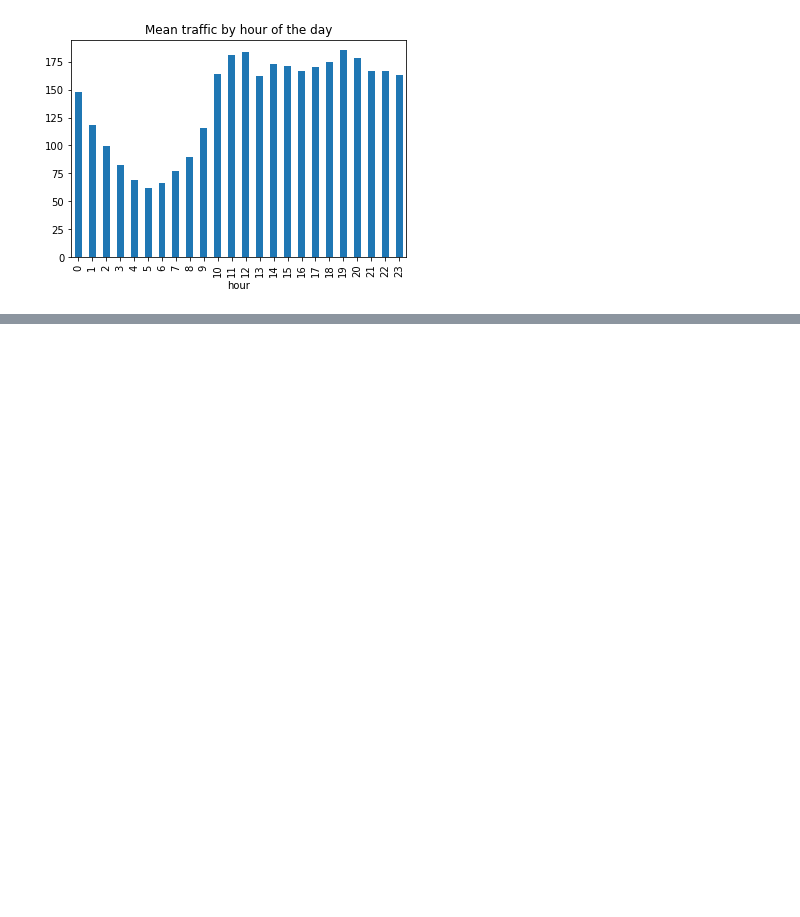
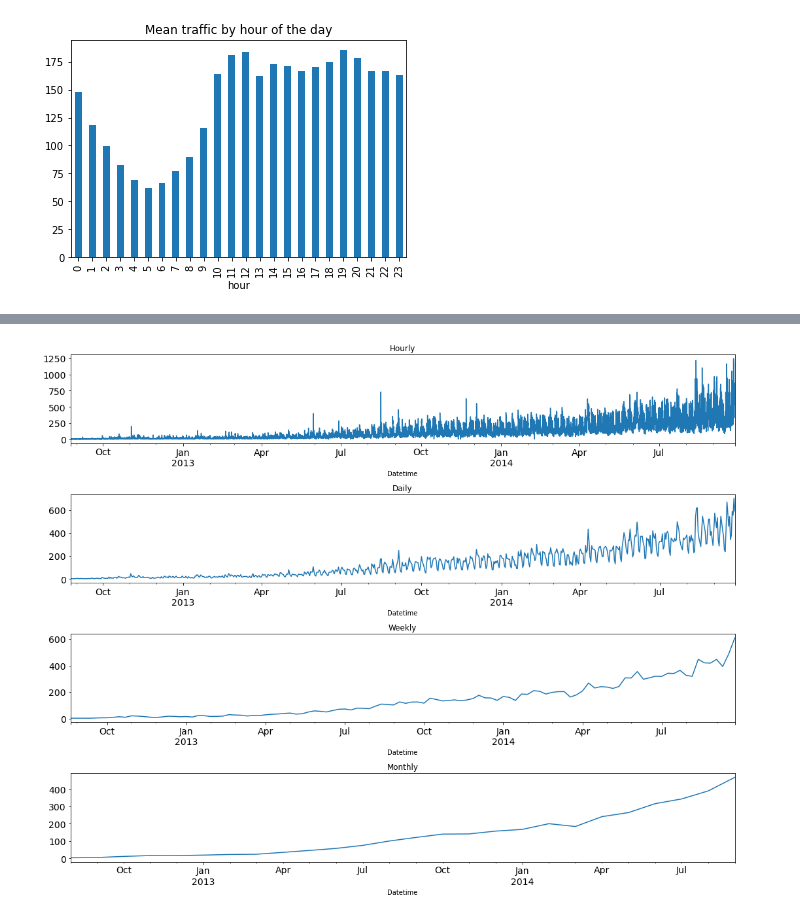
Before and after one commit to MAyub114/time_series_forecasting, a Jupyter notebook: ts_forecasting.ipynb, the cells around one changed output, grey strips where cells are left out. Drawn from its saved outputs; the diff is of its cells as text; code cells hidden in the pictures; blank space fills up the shorter version.

```diff
--- a/ts_forecasting.ipynb
+++ b/ts_forecasting.ipynb
@@ -226,0 +234,22 @@ train.groupby('hour')['Count'].mean().plot.bar(title='Mean traffic by hour of th
+# %%
+train.Timestamp = pd.to_datetime(train.Datetime,format='%d-%m-%Y %H:%M')
+train.index = train.Timestamp
+
+hourly = train.resample('H').mean()
+daily = train.resample('D').mean()
+weekly = train.resample('W').mean()
+monthly = train.resample('M').mean()
+# %%
+fig_length = 15
+fig_height = 12
+
+fig, axs = plt.subplots(4, 1)
+hourly.Count.plot(figsize=(fig_length, fig_height), title= 'Hourly', fontsize=14, ax=axs[0])
+daily.Count.plot(figsize=(fig_length, fig_height), title= 'Daily', fontsize=14, ax=axs[1])
+weekly.Count.plot(figsize=(fig_length, fig_height), title= 'Weekly', fontsize=14, ax=axs[2])
+monthly.Count.plot(figsize=(fig_length, fig_height), title= 'Monthly', fontsize=14, ax=axs[3])
+
+plt.tight_layout()
+plt.show()
+# %% [output]
+[figure, added]
```
Also changed, not shown: parts of 8 cells of this notebook.
